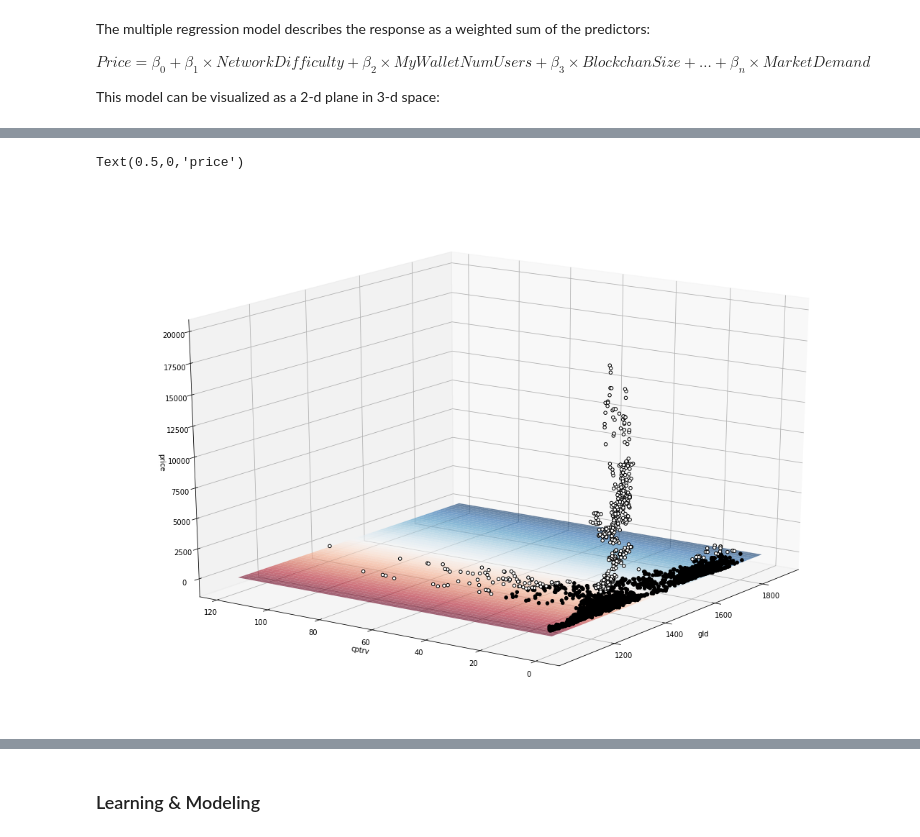
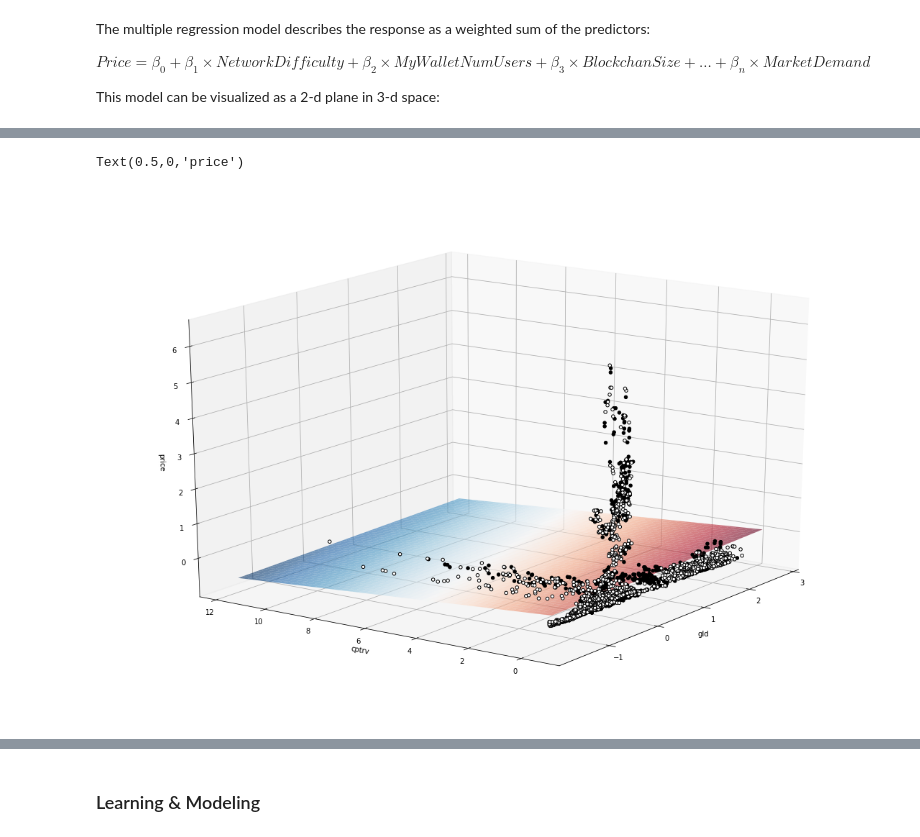
Before and after one commit to lopezdp/MachineLearningResearch, a Jupyter notebook: CryptoCurrencyResearch/PricingResearch.ipynb, the cells around one changed output, grey strips where cells are left out. Drawn from its saved outputs; the diff is of its cells as text; code cells hidden in the pictures.

Commit message:
feat: Completed z-scoring and standardization of label & predictors.

```diff
--- a/CryptoCurrencyResearch/PricingResearch.ipynb
+++ b/CryptoCurrencyResearch/PricingResearch.ipynb
@@ -743,0 +918,4 @@ labelData.shape
+# %%
+zScoreY = pd.DataFrame(zScoreY)
+zScoreY.columns = ['price']
+zScoreY.head(1)
@@ -764,8 +936,8 @@ $Price = \beta_0 + \beta_1 \times NetworkDifficulty + \beta_2 \times MyWalletNum
 This model can be visualized as a 2-d plane in 3-d space:
 # %%
 ## fit a OLS model with intercept on cptrv and gld
-X = sm.add_constant(X)
+zScoreX = sm.add_constant(zScoreX)
 # %%
-est = sm.OLS(y, exog=X, missing="drop").fit()
+est = sm.OLS(zScoreY, zScoreX, missing="drop").fit()
 est.params
 # %% [output]
@@ -778,36 +965,36 @@ from mpl_toolkits.mplot3d import Axes3D
 
 ## Create the 3d plot -- skip reading this
 # cptrv/gld grid for 3d plot
-xx1, xx2 = np.meshgrid(np.linspace(X.gld.min(), X.gld.max(), 100),
-np.linspace(X.cptrv.min(), X.cptrv.max(), 100))
+xx1, xx2 = np.meshgrid(np.linspace(zScoreX.gld.min(), zScoreX.gld.max(), 100),
+np.linspace(zScoreX.cptrv.min(), zScoreX.cptrv.max(), 100))
 # %%
 # plot the hyperplane by evaluating the parameters on the grid
 Z = est.params[0] + est.params[1] * xx1 + est.params[2] * xx2
 # %%
 # create matplotlib 3d axes
 fig = plt.figure(figsize=(15, 10))
 ax = Axes3D(fig, azim=-145, elev=20)
 
 # plot hyperplane
-surf = ax.plot_surface(xx1, xx2, (Z * .0009), cmap=plt.cm.RdBu_r, alpha=0.6, linewidth=.5)
+surf = ax.plot_surface(xx1, xx2, Z, cmap=plt.cm.RdBu_r, alpha=0.6, linewidth=.5)
 
 #Capture data points for scatter plot
-test = pd.DataFrame(est.predict(X),columns=['price'])
+test = pd.DataFrame(est.predict(zScoreX),columns=['price'])
 #vals = y.sub(test)
 
 # plot data points - points over the HP are white, points below are black
-resid = y.sub(test)# y - est.predict(X)
+resid = zScoreY.sub(test)# y - est.predict(X)
 # Convert resid DataFrame to pandas.core.series.Series
-ax.scatter(X[resid.price >= 0].gld, X[resid.price >= 0].cptrv, y[resid.price >= 0], color='black', alpha=1.0, facecolor='white')
-ax.scatter(X[resid.price < 0].gld, X[resid.price < 0].cptrv, y[resid.price < 0], color='black', alpha=1.0)
+ax.scatter(zScoreX[resid.price >= 0].gld, zScoreX[resid.price >= 0].cptrv, zScoreY[resid.price >= 0], color='black', alpha=1.0, facecolor='white')
+ax.scatter(zScoreX[resid.price < 0].gld, zScoreX[resid.price < 0].cptrv, zScoreY[resid.price < 0], color='black', alpha=1.0)
 
 # set axis labels
 ax.set_xlabel('gld')
 ax.set_ylabel('cptrv')
 ax.set_zlabel('price')
 # %% [output]
 Text(0.5,0,'price')
-[figure, old version]
+[figure, new version]
 # %%
 est.summary(alpha=.05)
 # %% [output]
```
Also changed, not shown: parts of 94 cells of this notebook.
